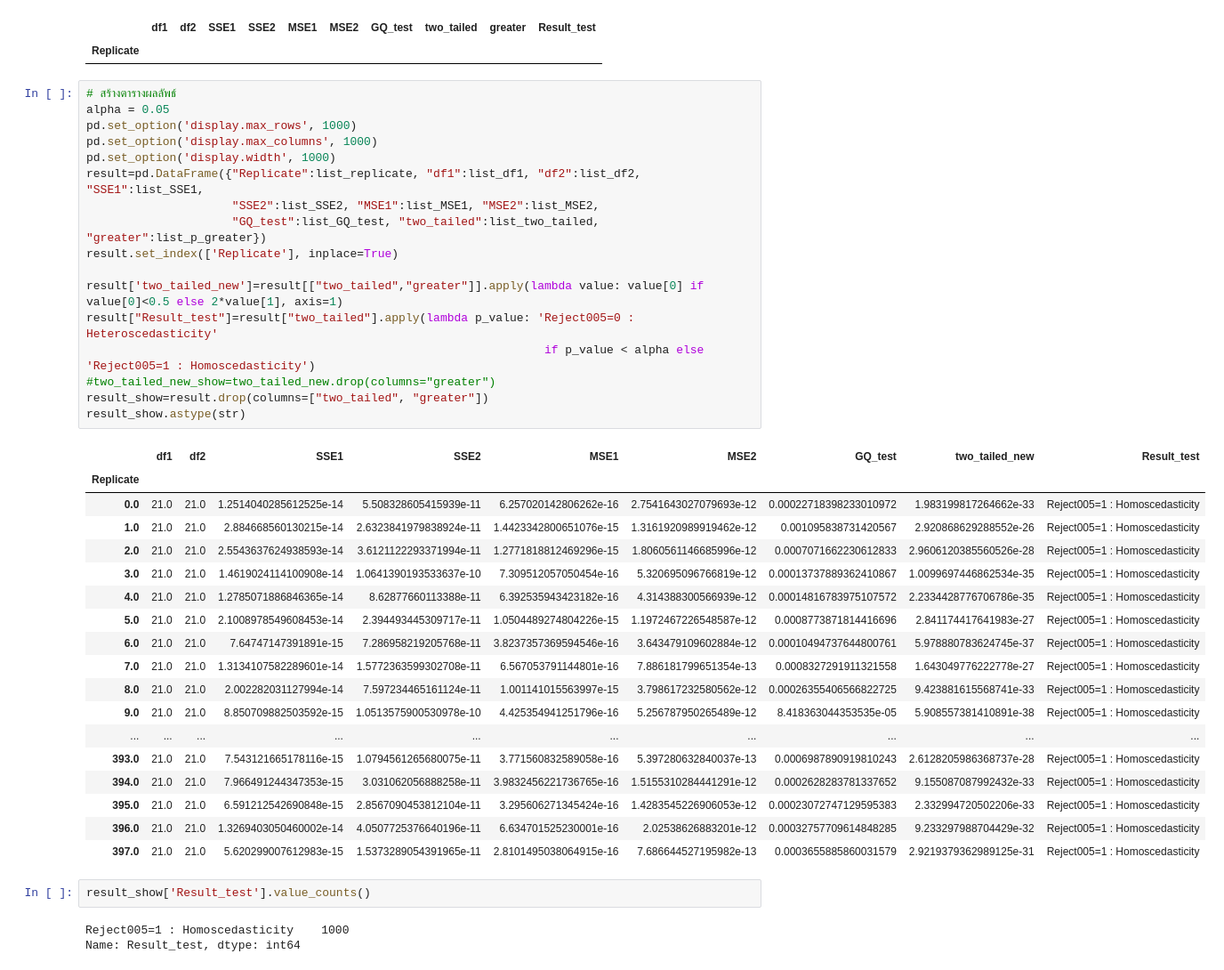
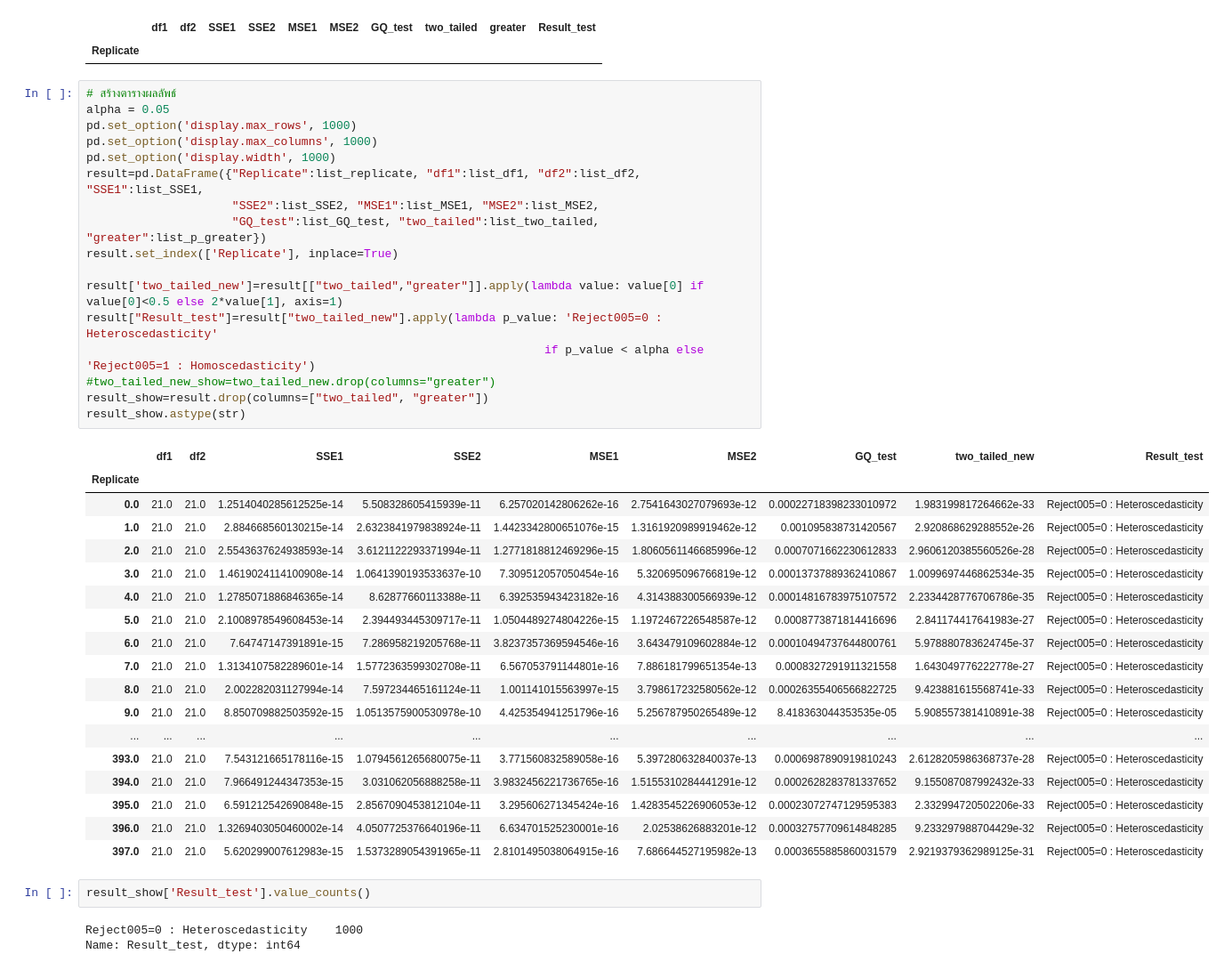
Before and after one commit to iam-fern/Generate_multiplication_incorrect, a Jupyter notebook: GQtest_data_multi_delta_(_4)_n60_05.ipynb, the cells around one changed output. Shown at 89% size. Cells and saved outputs as stored; diff of their text form.

```diff
--- a/GQtest_data_multi_delta_(_4)_n60_05.ipynb
+++ b/GQtest_data_multi_delta_(_4)_n60_05.ipynb
@@ -241,41 +277,41 @@ result.astype(str)
 # %%
 # สร้างตารางผลลัพธ์
 alpha = 0.05
 pd.set_option('display.max_rows', 1000)
 pd.set_option('display.max_columns', 1000)
 pd.set_option('display.width', 1000)
 result=pd.DataFrame({"Replicate":list_replicate, "df1":list_df1, "df2":list_df2, "SSE1":list_SSE1,
                      "SSE2":list_SSE2, "MSE1":list_MSE1, "MSE2":list_MSE2,
                      "GQ_test":list_GQ_test, "two_tailed":list_two_tailed, "greater":list_p_greater})
 result.set_index(['Replicate'], inplace=True)
 
 result['two_tailed_new']=result[["two_tailed","greater"]].apply(lambda value: value[0] if value[0]<0.5 else 2*value[1], axis=1)
-result["Result_test"]=result["two_tailed"].apply(lambda p_value: 'Reject005=0 : Heteroscedasticity'
+result["Result_test"]=result["two_tailed_new"].apply(lambda p_value: 'Reject005=0 : Heteroscedasticity'
                                                                   if p_value < alpha else 'Reject005=1 : Homoscedasticity')
 #two_tailed_new_show=two_tailed_new.drop(columns="greater")
 result_show=result.drop(columns=["two_tailed", "greater"])
 result_show.astype(str)
 # %% [output]
 |  | df1 | df2 | SSE1 | SSE2 | MSE1 | MSE2 | GQ_test | two_tailed_new | Result_test |
 | Replicate |  |  |  |  |  |  |  |  |  |
-| 0.0 | 21.0 | 21.0 | 1.2514040285612525e-14 | 5.508328605415939e-11 | 6.257020142806262e-16 | 2.7541643027079693e-12 | 0.00022718398233010972 | 1.983199817264662e-33 | Reject005=1 : Homoscedasticity |
-| 1.0 | 21.0 | 21.0 | 2.884668560130215e-14 | 2.6323841979838924e-11 | 1.4423342800651076e-15 | 1.3161920989919462e-12 | 0.001095838731420567 | 2.920868629288552e-26 | Reject005=1 : Homoscedasticity |
-| 2.0 | 21.0 | 21.0 | 2.5543637624938593e-14 | 3.6121122293371994e-11 | 1.2771818812469296e-15 | 1.8060561146685996e-12 | 0.0007071662230612833 | 2.9606120385560526e-28 | Reject005=1 : Homoscedasticity |
-| 3.0 | 21.0 | 21.0 | 1.4619024114100908e-14 | 1.0641390193533637e-10 | 7.309512057050454e-16 | 5.320695096766819e-12 | 0.00013737889362410867 | 1.0099697446862534e-35 | Reject005=1 : Homoscedasticity |
-| 4.0 | 21.0 | 21.0 | 1.2785071886846365e-14 | 8.62877660113388e-11 | 6.392535943423182e-16 | 4.314388300566939e-12 | 0.00014816783975107572 | 2.2334428776706786e-35 | Reject005=1 : Homoscedasticity |
-| 5.0 | 21.0 | 21.0 | 2.1008978549608453e-14 | 2.394493445309717e-11 | 1.0504489274804226e-15 | 1.1972467226548587e-12 | 0.0008773871814416696 | 2.841174417641983e-27 | Reject005=1 : Homoscedasticity |
-| 6.0 | 21.0 | 21.0 | 7.64747147391891e-15 | 7.286958219205768e-11 | 3.8237357369594546e-16 | 3.643479109602884e-12 | 0.00010494737644800761 | 5.978880783624745e-37 | Reject005=1 : Homoscedasticity |
-| 7.0 | 21.0 | 21.0 | 1.3134107582289601e-14 | 1.5772363599302708e-11 | 6.567053791144801e-16 | 7.886181799651354e-13 | 0.0008327291911321558 | 1.643049776222778e-27 | Reject005=1 : Homoscedasticity |
-| 8.0 | 21.0 | 21.0 | 2.002282031127994e-14 | 7.597234465161124e-11 | 1.001141015563997e-15 | 3.798617232580562e-12 | 0.00026355406566822725 | 9.423881615568741e-33 | Reject005=1 : Homoscedasticity |
-| 9.0 | 21.0 | 21.0 | 8.850709882503592e-15 | 1.0513575900530978e-10 | 4.425354941251796e-16 | 5.256787950265489e-12 | 8.418363044353535e-05 | 5.908557381410891e-38 | Reject005=1 : Homoscedasticity |
+| 0.0 | 21.0 | 21.0 | 1.2514040285612525e-14 | 5.508328605415939e-11 | 6.257020142806262e-16 | 2.7541643027079693e-12 | 0.00022718398233010972 | 1.983199817264662e-33 | Reject005=0 : Heteroscedasticity |
+| 1.0 | 21.0 | 21.0 | 2.884668560130215e-14 | 2.6323841979838924e-11 | 1.4423342800651076e-15 | 1.3161920989919462e-12 | 0.001095838731420567 | 2.920868629288552e-26 | Reject005=0 : Heteroscedasticity |
+| 2.0 | 21.0 | 21.0 | 2.5543637624938593e-14 | 3.6121122293371994e-11 | 1.2771818812469296e-15 | 1.8060561146685996e-12 | 0.0007071662230612833 | 2.9606120385560526e-28 | Reject005=0 : Heteroscedasticity |
+| 3.0 | 21.0 | 21.0 | 1.4619024114100908e-14 | 1.0641390193533637e-10 | 7.309512057050454e-16 | 5.320695096766819e-12 | 0.00013737889362410867 | 1.0099697446862534e-35 | Reject005=0 : Heteroscedasticity |
+| 4.0 | 21.0 | 21.0 | 1.2785071886846365e-14 | 8.62877660113388e-11 | 6.392535943423182e-16 | 4.314388300566939e-12 | 0.00014816783975107572 | 2.2334428776706786e-35 | Reject005=0 : Heteroscedasticity |
+| 5.0 | 21.0 | 21.0 | 2.1008978549608453e-14 | 2.394493445309717e-11 | 1.0504489274804226e-15 | 1.1972467226548587e-12 | 0.0008773871814416696 | 2.841174417641983e-27 | Reject005=0 : Heteroscedasticity |
+| 6.0 | 21.0 | 21.0 | 7.64747147391891e-15 | 7.286958219205768e-11 | 3.8237357369594546e-16 | 3.643479109602884e-12 | 0.00010494737644800761 | 5.978880783624745e-37 | Reject005=0 : Heteroscedasticity |
+| 7.0 | 21.0 | 21.0 | 1.3134107582289601e-14 | 1.5772363599302708e-11 | 6.567053791144801e-16 | 7.886181799651354e-13 | 0.0008327291911321558 | 1.643049776222778e-27 | Reject005=0 : Heteroscedasticity |
+| 8.0 | 21.0 | 21.0 | 2.002282031127994e-14 | 7.597234465161124e-11 | 1.001141015563997e-15 | 3.798617232580562e-12 | 0.00026355406566822725 | 9.423881615568741e-33 | Reject005=0 : Heteroscedasticity |
+| 9.0 | 21.0 | 21.0 | 8.850709882503592e-15 | 1.0513575900530978e-10 | 4.425354941251796e-16 | 5.256787950265489e-12 | 8.418363044353535e-05 | 5.908557381410891e-38 | Reject005=0 : Heteroscedasticity |
 | ... | ... | ... | ... | ... | ... | ... | ... | ... | ... |
-| 393.0 | 21.0 | 21.0 | 7.543121665178116e-15 | 1.0794561265680075e-11 | 3.771560832589058e-16 | 5.397280632840037e-13 | 0.0006987890919810243 | 2.6128205986368737e-28 | Reject005=1 : Homoscedasticity |
-| 394.0 | 21.0 | 21.0 | 7.966491244347353e-15 | 3.031062056888258e-11 | 3.9832456221736765e-16 | 1.5155310284441291e-12 | 0.0002628283781337652 | 9.155087087992432e-33 | Reject005=1 : Homoscedasticity |
-| 395.0 | 21.0 | 21.0 | 6.591212542690848e-15 | 2.8567090453812104e-11 | 3.295606271345424e-16 | 1.4283545226906053e-12 | 0.00023072747129595383 | 2.332994720502206e-33 | Reject005=1 : Homoscedasticity |
-| 396.0 | 21.0 | 21.0 | 1.3269403050460002e-14 | 4.0507725376640196e-11 | 6.634701525230001e-16 | 2.02538626883201e-12 | 0.00032757709614848285 | 9.233297988704429e-32 | Reject005=1 : Homoscedasticity |
-| 397.0 | 21.0 | 21.0 | 5.620299007612983e-15 | 1.5373289054391965e-11 | 2.8101495038064915e-16 | 7.686644527195982e-13 | 0.0003655885860031579 | 2.9219379362989125e-31 | Reject005=1 : Homoscedasticity |
+| 393.0 | 21.0 | 21.0 | 7.543121665178116e-15 | 1.0794561265680075e-11 | 3.771560832589058e-16 | 5.397280632840037e-13 | 0.0006987890919810243 | 2.6128205986368737e-28 | Reject005=0 : Heteroscedasticity |
+| 394.0 | 21.0 | 21.0 | 7.966491244347353e-15 | 3.031062056888258e-11 | 3.9832456221736765e-16 | 1.5155310284441291e-12 | 0.0002628283781337652 | 9.155087087992432e-33 | Reject005=0 : Heteroscedasticity |
+| 395.0 | 21.0 | 21.0 | 6.591212542690848e-15 | 2.8567090453812104e-11 | 3.295606271345424e-16 | 1.4283545226906053e-12 | 0.00023072747129595383 | 2.332994720502206e-33 | Reject005=0 : Heteroscedasticity |
+| 396.0 | 21.0 | 21.0 | 1.3269403050460002e-14 | 4.0507725376640196e-11 | 6.634701525230001e-16 | 2.02538626883201e-12 | 0.00032757709614848285 | 9.233297988704429e-32 | Reject005=0 : Heteroscedasticity |
+| 397.0 | 21.0 | 21.0 | 5.620299007612983e-15 | 1.5373289054391965e-11 | 2.8101495038064915e-16 | 7.686644527195982e-13 | 0.0003655885860031579 | 2.9219379362989125e-31 | Reject005=0 : Heteroscedasticity |
 # %%
 result_show['Result_test'].value_counts()
 # %% [output]
-Reject005=1 : Homoscedasticity    1000
+Reject005=0 : Heteroscedasticity    1000
 Name: Result_test, dtype: int64
```
Also changed, not shown: parts of 3 cells of this notebook.
